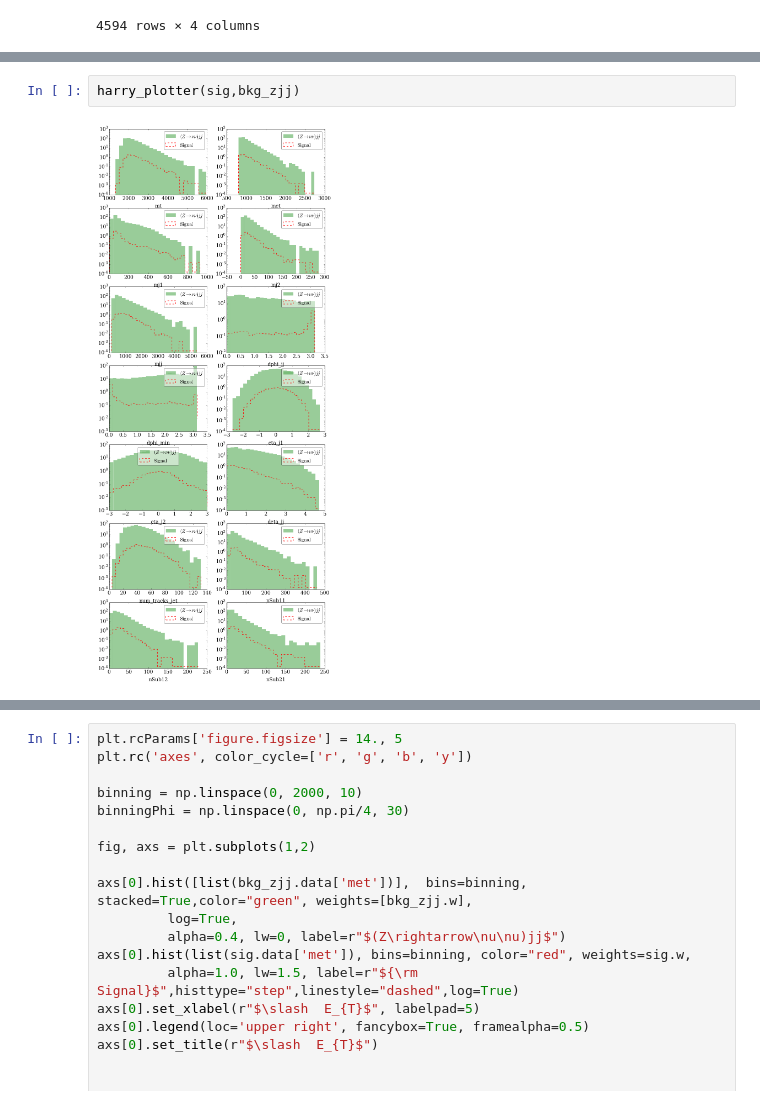
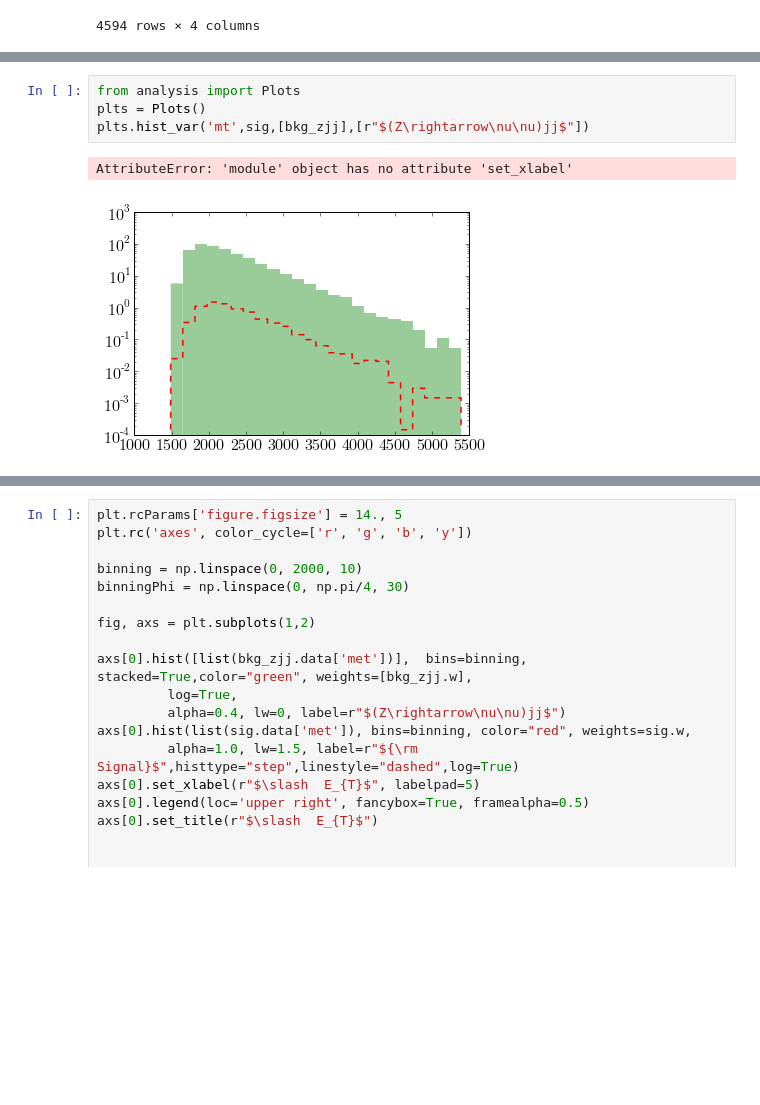
Before and after one commit to smsharma/DarkShowers, a Jupyter notebook: analysis/analysis.ipynb, the cells around one changed output, grey strips where cells are left out. Drawn from its saved outputs; the diff is of its cells as text; blank space fills up the shorter version.

Commit message:
Added plotting functions

```diff
--- a/analysis/analysis.ipynb
+++ b/analysis/analysis.ipynb
@@ -131,4 +104,7 @@ def harry_plotter(sigs, bkgs):
-# %%
-harry_plotter(sig,bkg_zjj)
-# %% [output]
-[figure, removed]
+# %%
+from analysis import Plots
+plts = Plots()
+plts.hist_var('mt',sig,[bkg_zjj],[r"$(Z\rightarrow\nu\nu)jj$"])
+# %% [output]
+AttributeError: 'module' object has no attribute 'set_xlabel'
+[figure, added]
```
Also changed, not shown: parts of 4 cells of this notebook, 2 other files.
